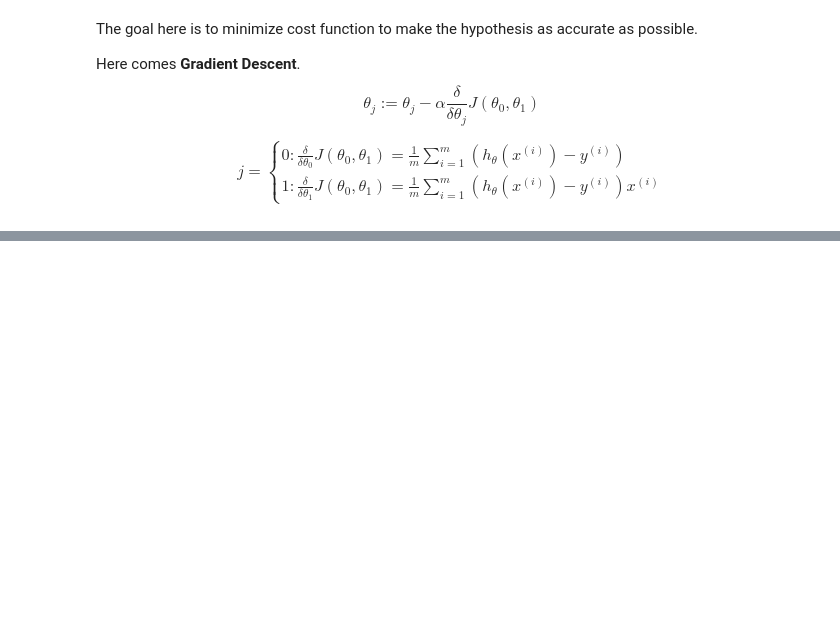
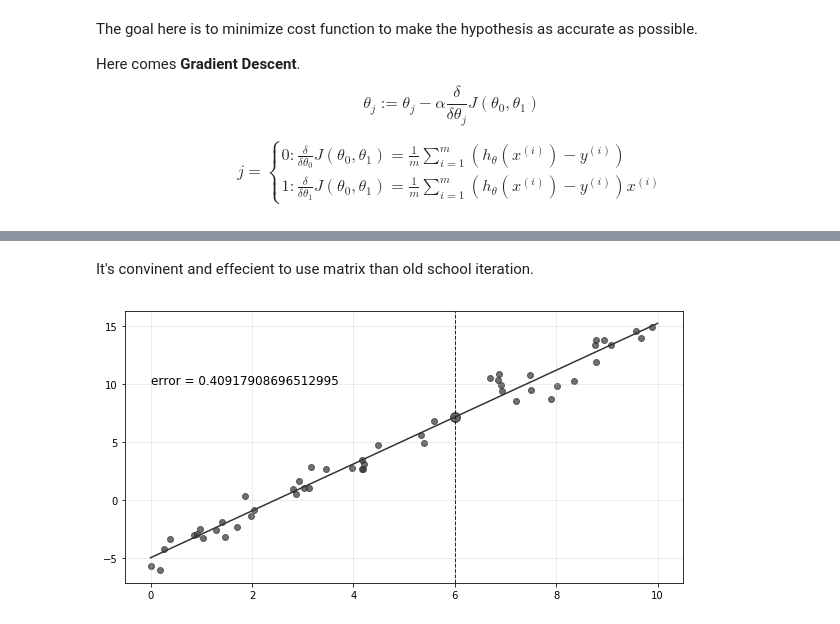
Before and after one commit to ValleyZw/hill, a Jupyter notebook: 004_linear_regression.ipynb, the cells around one changed output, grey strips where cells are left out. Drawn from its saved outputs; the diff is of its cells as text; code cells hidden in the pictures; blank space fills up the shorter version.

Commit message:
update linear regression with matrix multiplication

```diff
--- a/004_linear_regression.ipynb
+++ b/004_linear_regression.ipynb
@@ -115,0 +112,32 @@ plt.show()
+# %% [markdown]
+It's convinent and effecient to use matrix than old school iteration.
+# %%
+def gradient_decent_vector(x, y, theta, iterations, learning_rate):
+    for i in range(iterations):
+        theta -= learning_rate / len(y) * np.matmul(np.matmul(theta,np.transpose(x)) -y, x)
+    return theta
+
+
+theta = [np.random.randint(-10, 10), np.random.randint(-10, 10)]
+
+x_vector = np.column_stack([np.ones([x.shape[0], 1]), x])
+
+iterations = 1000
+learning_rate = 0.01
+new_theta = gradient_decent_vector(x_vector, y, theta, iterations, learning_rate)
+
+xfit = np.linspace(0, 10, 1000)
+yfit = new_theta[0] + new_theta[1] * xfit
+
+error = get_error(x,y,new_theta)
+plt.figure(figsize=(10,5))
+ax = plt.gca()
+ax.grid(color='#b7b7b7', linestyle='-', linewidth=0.5, alpha=0.5)
+ax.text(0, 10, f'error = {error}',fontsize=12,color='#000000')
+plt.scatter(x,y, color='#333333', alpha=0.7)
+plt.plot(xfit,yfit, color='#333333')
+ax.axvline(6, color='#121212', linestyle='--', linewidth=1, alpha=0.9)
+plt.scatter(6,yfit[600], s=100, c='#212121', alpha=0.7)
+plt.show()
+# %% [output]
+[figure, added]
```
Also changed, not shown: parts of 3 cells of this notebook.
